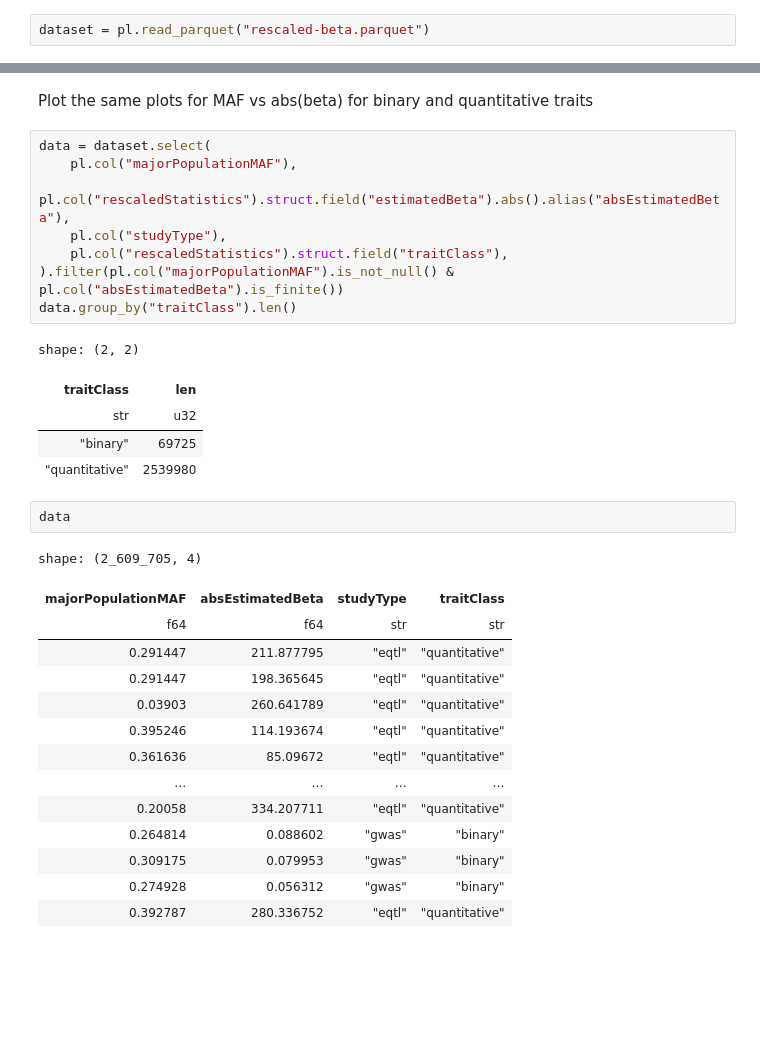
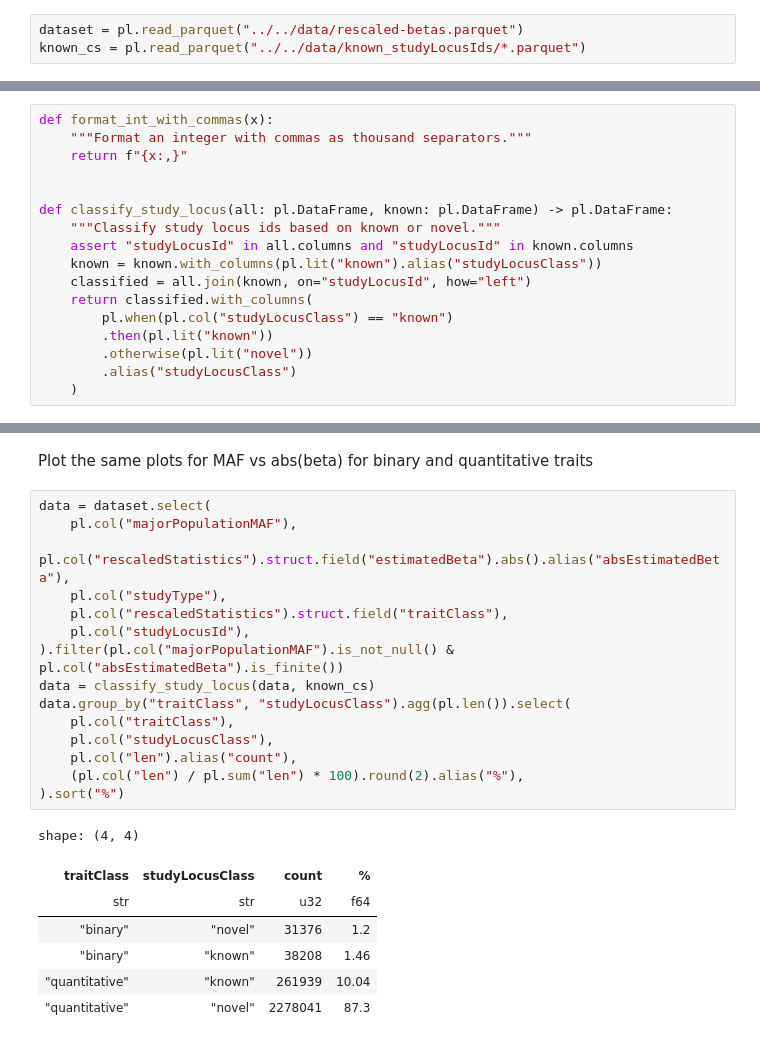
Before and after one commit to opentargets/Gentropy-manuscript, a Jupyter notebook: chapters/variant_effect_prediction/05_maf_vs_est_beta.ipynb, the cells around one changed output, grey strips where cells are left out. Saved outputs shown, nothing was run; the diff lists cells and outputs as text; blank space fills up the shorter version.

Commit message:
fix: maf vs beta analysis

```diff
--- a/chapters/variant_effect_prediction/05_maf_vs_est_beta.ipynb
+++ b/chapters/variant_effect_prediction/05_maf_vs_est_beta.ipynb
@@ -14,4 +14,5 @@ sns.set_style("white")
 sns.set_context("paper", font_scale=1.0)
 sns.set_palette(sns.color_palette("rocket"))
 # %%
-dataset = pl.read_parquet("rescaled-beta.parquet")
+dataset = pl.read_parquet("../../data/rescaled-betas.parquet")
+known_cs = pl.read_parquet("../../data/known_studyLocusIds/*.parquet")
@@ -68,0 +19,17 @@ plt.show()
+# %%
+def format_int_with_commas(x):
+    """Format an integer with commas as thousand separators."""
+    return f"{x:,}"
+
+
+def classify_study_locus(all: pl.DataFrame, known: pl.DataFrame) -> pl.DataFrame:
+    """Classify study locus ids based on known or novel."""
+    assert "studyLocusId" in all.columns and "studyLocusId" in known.columns
+    known = known.with_columns(pl.lit("known").alias("studyLocusClass"))
+    classified = all.join(known, on="studyLocusId", how="left")
+    return classified.with_columns(
+        pl.when(pl.col("studyLocusClass") == "known")
+        .then(pl.lit("known"))
+        .otherwise(pl.lit("novel"))
+        .alias("studyLocusClass")
+    )
@@ -71,31 +76,23 @@ Plot the same plots for MAF vs abs(beta) for binary and quantitative traits
 # %%
 data = dataset.select(
     pl.col("majorPopulationMAF"),
     pl.col("rescaledStatistics").struct.field("estimatedBeta").abs().alias("absEstimatedBeta"),
     pl.col("studyType"),
     pl.col("rescaledStatistics").struct.field("traitClass"),
+    pl.col("studyLocusId"),
 ).filter(pl.col("majorPopulationMAF").is_not_null() & pl.col("absEstimatedBeta").is_finite())
-data.group_by("traitClass").len()
+data = classify_study_locus(data, known_cs)
+data.group_by("traitClass", "studyLocusClass").agg(pl.len()).select(
+    pl.col("traitClass"),
+    pl.col("studyLocusClass"),
+    pl.col("len").alias("count"),
+    (pl.col("len") / pl.sum("len") * 100).round(2).alias("%"),
+).sort("%")
 # %% [output]
-shape: (2, 2)
+shape: (4, 4)
-| traitClass | len |
-| str | u32 |
-| "binary" | 69725 |
-| "quantitative" | 2539980 |
+| traitClass | studyLocusClass | count | % |
+| str | str | u32 | f64 |
+| "binary" | "novel" | 31376 | 1.2 |
+| "binary" | "known" | 38208 | 1.46 |
+| "quantitative" | "known" | 261939 | 10.04 |
+| "quantitative" | "novel" | 2278041 | 87.3 |
-# %%
-data
-# %% [output]
-shape: (2_609_705, 4)
-| majorPopulationMAF | absEstimatedBeta | studyType | traitClass |
-| f64 | f64 | str | str |
-| 0.291447 | 211.877795 | "eqtl" | "quantitative" |
-| 0.291447 | 198.365645 | "eqtl" | "quantitative" |
-| 0.03903 | 260.641789 | "eqtl" | "quantitative" |
-| 0.395246 | 114.193674 | "eqtl" | "quantitative" |
-| 0.361636 | 85.09672 | "eqtl" | "quantitative" |
-| … | … | … | … |
-| 0.20058 | 334.207711 | "eqtl" | "quantitative" |
-| 0.264814 | 0.088602 | "gwas" | "binary" |
-| 0.309175 | 0.079953 | "gwas" | "binary" |
-| 0.274928 | 0.056312 | "gwas" | "binary" |
-| 0.392787 | 280.336752 | "eqtl" | "quantitative" |
```
Also changed, not shown: parts of 7 cells of this notebook.
